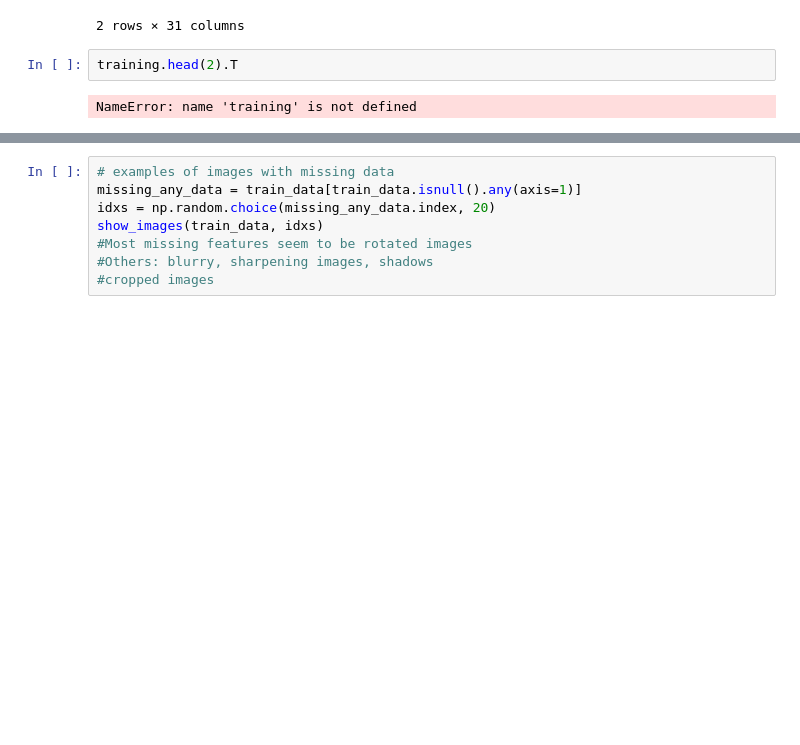
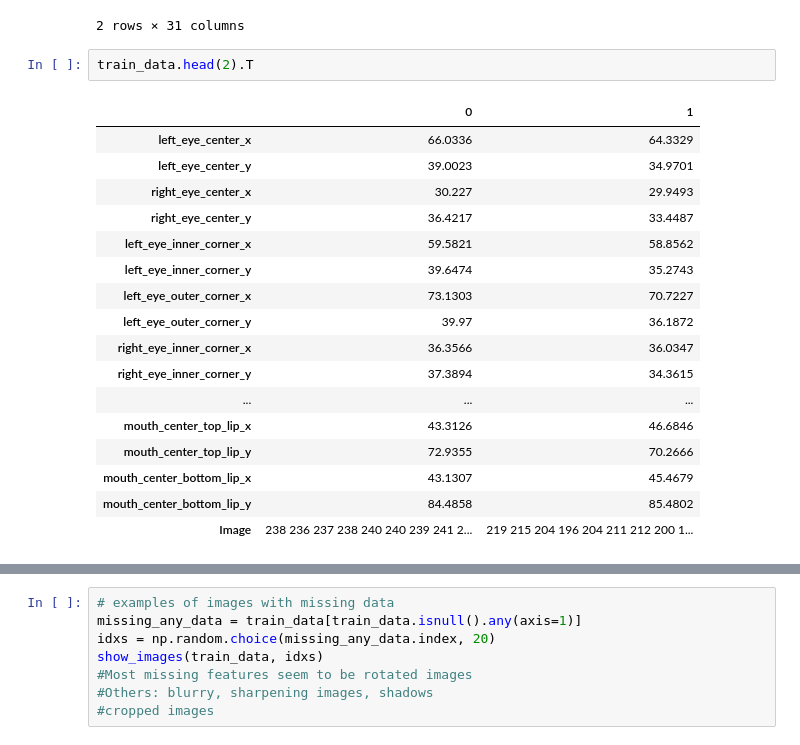
Before and after one commit to jorgeah92/Facial_Keypoints_Detection, a Jupyter notebook: pr_facial_eda_baseline_cnn.ipynb, the cells around one changed output, grey strips where cells are left out. Cells and saved outputs as stored; diff of their text form; blank space fills up the shorter version.

```diff
--- a/pr_facial_eda_baseline_cnn.ipynb
+++ b/pr_facial_eda_baseline_cnn.ipynb
@@ -30,9 +30,25 @@ train_data.head(2)
 | 1 | 64.332936 | 34.970077 | 29.949277 | 33.448715 | 58.856170 | ... |
 2 rows × 31 columns
 # %%
-training.head(2).T
+train_data.head(2).T
 # %% [output]
-NameError: name 'training' is not defined
+|  | 0 | 1 |
+| left_eye_center_x | 66.0336 | 64.3329 |
+| left_eye_center_y | 39.0023 | 34.9701 |
+| right_eye_center_x | 30.227 | 29.9493 |
+| right_eye_center_y | 36.4217 | 33.4487 |
+| left_eye_inner_corner_x | 59.5821 | 58.8562 |
+| left_eye_inner_corner_y | 39.6474 | 35.2743 |
+| left_eye_outer_corner_x | 73.1303 | 70.7227 |
+| left_eye_outer_corner_y | 39.97 | 36.1872 |
+| right_eye_inner_corner_x | 36.3566 | 36.0347 |
+| right_eye_inner_corner_y | 37.3894 | 34.3615 |
+| ... | ... | ... |
+| mouth_center_top_lip_x | 43.3126 | 46.6846 |
+| mouth_center_top_lip_y | 72.9355 | 70.2666 |
+| mouth_center_bottom_lip_x | 43.1307 | 45.4679 |
+| mouth_center_bottom_lip_y | 84.4858 | 85.4802 |
+| Image | 238 236 237 238 240 240 239 241 2... | 219 215 204 196 204 211 212 200 1... |
 # %%
 print(train_data.columns)
 print('Shape')
```
Also changed, not shown: parts of 3 cells of this notebook.
